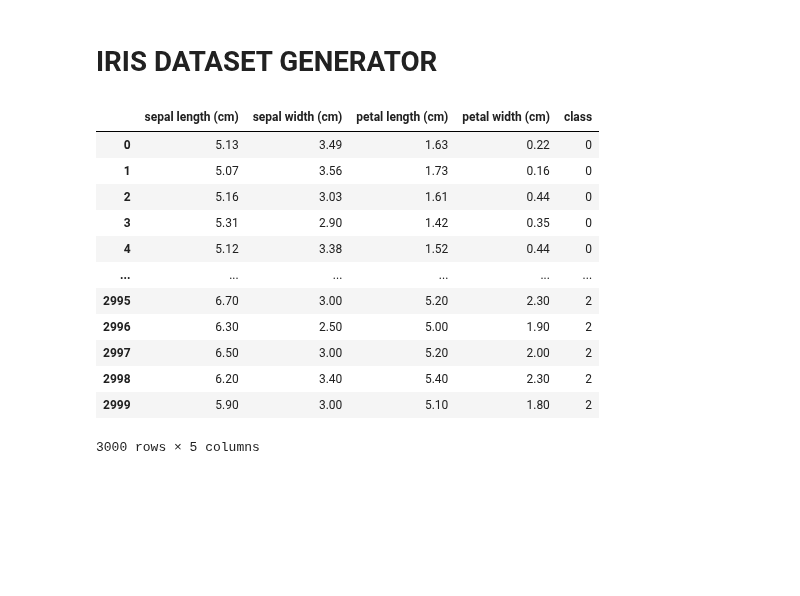
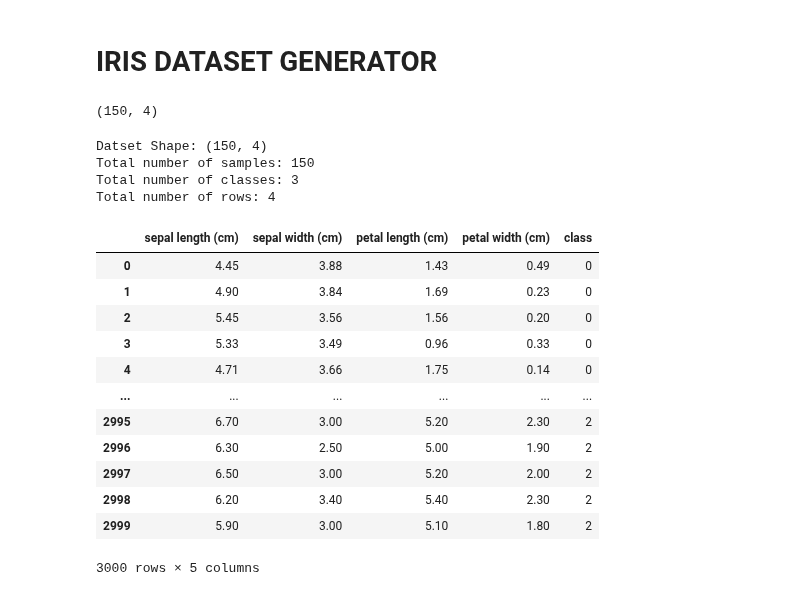
Before and after one commit to JorgeCardona/recursos, a Jupyter notebook: docker_hub/jupyterlab_multilanguages_dockerfile/Spark-Kafka-Confluence-Batch-Streaming-MlLib.ipynb, the cells around one changed output. Cells and saved outputs as stored; diff of their text form; code cells hidden in the pictures; blank space fills up the shorter version.

Commit message:
dataset description added

```diff
--- a/docker_hub/jupyterlab_multilanguages_dockerfile/Spark-Kafka-Confluence-Batch-Streaming-MlLib.ipynb
+++ b/docker_hub/jupyterlab_multilanguages_dockerfile/Spark-Kafka-Confluence-Batch-Streaming-MlLib.ipynb
@@ -1929,6 +1932,10 @@ execute_commands(commands=commands)
 spark_session.stop()
 # %% [markdown]
 # IRIS DATASET GENERATOR
+# %%
+ X.shape
+# %% [output]
+(150, 4)
 # %%
 import pandas as pd
 from sklearn.datasets import load_iris
@@ -1938,51 +1945,66 @@ import numpy as np
 iris = load_iris()
 X, y = iris.data, iris.target
 
+# data values
+dataset_shape = X.shape
+num_samples = len(X)  # Total number of samples (rows)
+num_classes = len(np.unique(y))  # Total number of classes (categories)
+num_features = X.shape[1]
+
+print(f"Datset Shape: {dataset_shape}")
+print(f"Total number of samples: {num_samples}")
+print(f"Total number of classes: {num_classes}")
+print(f"Total number of rows or Features: {num_features}")
+
 # Initialize an empty list to store the DataFrames
 df_list = []
 
 # Generate synthetic samples for each class
-for index in range(3):
+for index in range(num_classes):
     class_data = X[y == index]
 
     # Generate 400 new, synthetic samples based on the class
     new_data = []
-    for i in range(4):
-        mean, std = class_data[:, i].mean(), class_data[:, i].std()
+    for index_column in range(num_features):
+        mean, std = class_data[:, index_column].mean(), class_data[:, index_column].std()
         new_values = np.round(np.random.normal(mean, std, (950,)), 2)
         new_data.append(new_values)
 
     # Convert the new data to a DataFrame
     df = pd.DataFrame(np.array(new_data).T, columns=['sepal length (cm)', 'sepal width (cm)', 'petal length (cm)', 'petal width (cm)'])
     df['class'] = index
 
     # Add the new DataFrame to the list
     df_list.append(df)
 
 # Concatenate all DataFrames into one
 df_complete = pd.concat(df_list, ignore_index=True)
 
 # Remove duplicates based on the columns you want to consider unique (e.g., 'sepal_length', 'petal_length', 'sepal_width', 'petal_width')
 df_unique = df_complete.drop_duplicates(subset=['sepal length (cm)', 'sepal width (cm)', 'petal length (cm)', 'petal width (cm)', 'class'], keep='first')
 
 # Add the original dataset to df_unique
 df_original = pd.DataFrame(data=X, columns=iris.feature_names)
 df_original['class'] = iris.target
 df_unique = pd.concat([df_unique, df_original], ignore_index=True)
 
 df_unique.to_csv('iris_dataset.csv', index=False)
 df_unique
 # %% [output]
+Datset Shape: (150, 4)
+Total number of samples: 150
+Total number of classes: 3
+Total number of rows: 4
 |  | sepal length (cm) | sepal width (cm) | petal length (cm) | petal width (cm) | class |
-| 0 | 5.13 | 3.49 | 1.63 | 0.22 | 0 |
-| 1 | 5.07 | 3.56 | 1.73 | 0.16 | 0 |
-| 2 | 5.16 | 3.03 | 1.61 | 0.44 | 0 |
-| 3 | 5.31 | 2.90 | 1.42 | 0.35 | 0 |
-| 4 | 5.12 | 3.38 | 1.52 | 0.44 | 0 |
+| 0 | 4.45 | 3.88 | 1.43 | 0.49 | 0 |
+| 1 | 4.90 | 3.84 | 1.69 | 0.23 | 0 |
+| 2 | 5.45 | 3.56 | 1.56 | 0.20 | 0 |
+| 3 | 5.33 | 3.49 | 0.96 | 0.33 | 0 |
+| 4 | 4.71 | 3.66 | 1.75 | 0.14 | 0 |
 | ... | ... | ... | ... | ... | ... |
 | 2995 | 6.70 | 3.00 | 5.20 | 2.30 | 2 |
 | 2996 | 6.30 | 2.50 | 5.00 | 1.90 | 2 |
 | 2997 | 6.50 | 3.00 | 5.20 | 2.00 | 2 |
 | 2998 | 6.20 | 3.40 | 5.40 | 2.30 | 2 |
 | 2999 | 5.90 | 3.00 | 5.10 | 1.80 | 2 |
-3000 rows × 5 columns
+3000 rows × 5 columns
```
Also changed, not shown: parts of 1 cell of this notebook.
